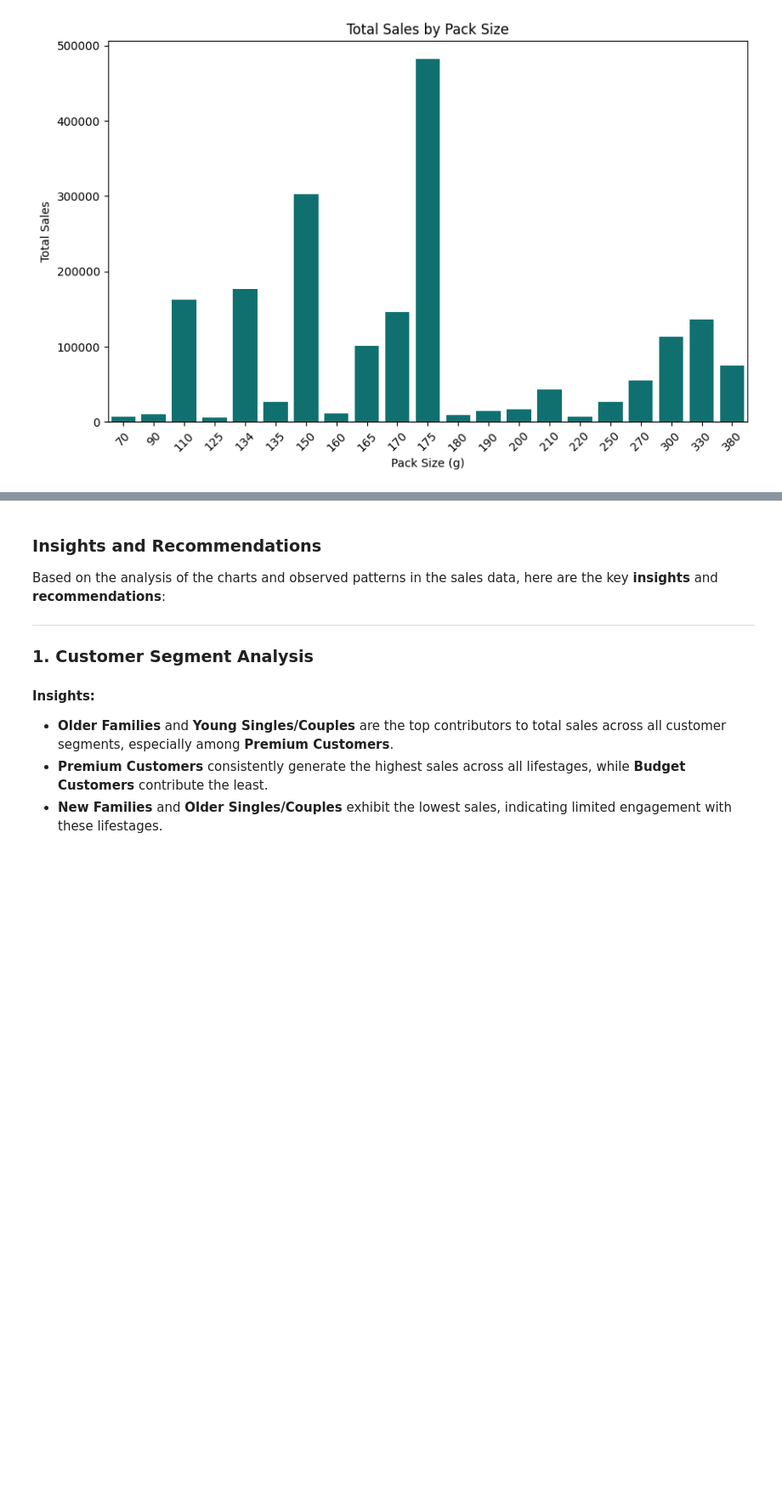
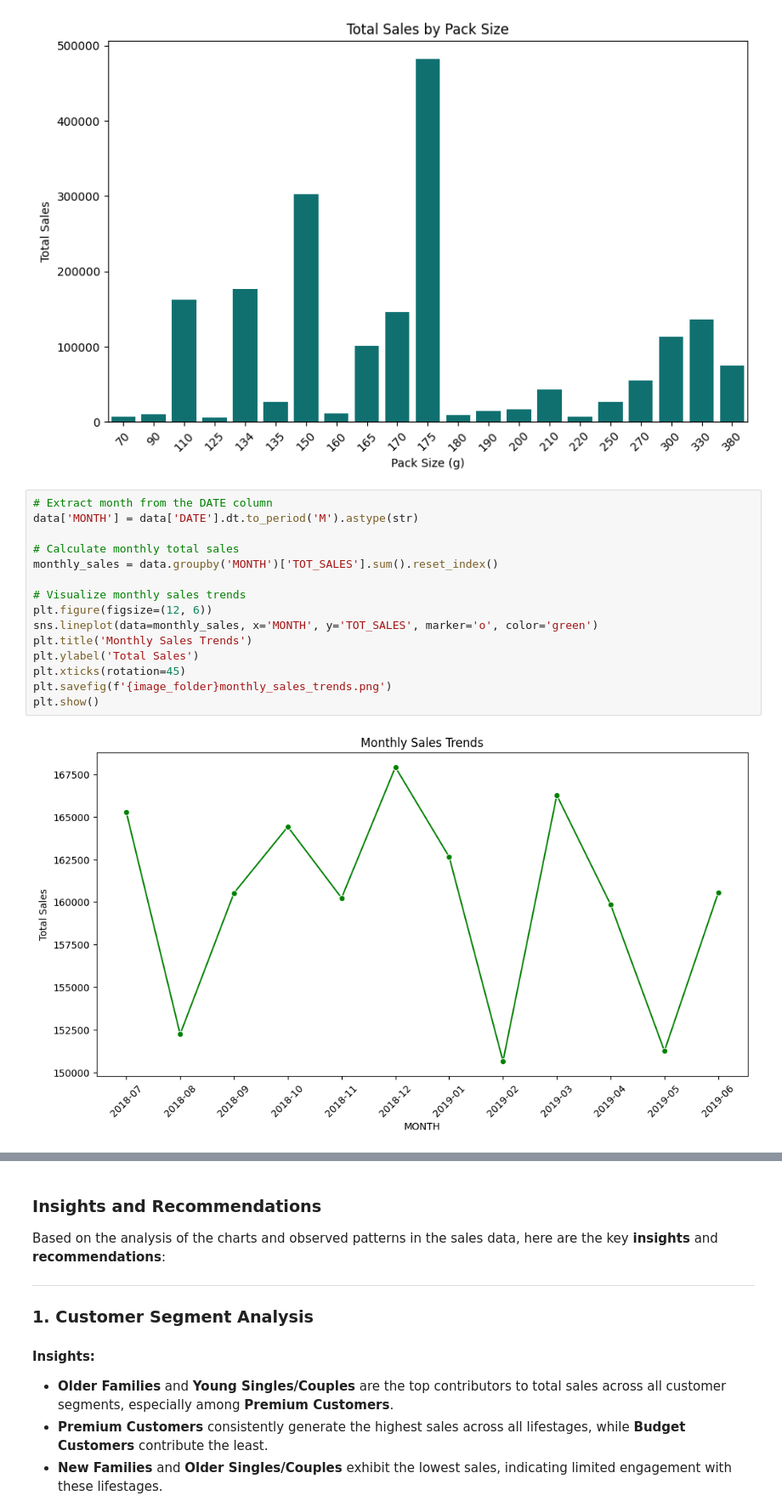
Before and after one commit to JoshuaPaul-lasisi/Quantium-Internship---Forage, a Jupyter notebook: notebooks/task 1.ipynb, the cells around one changed output, grey strips where cells are left out. Shown at 85% size. Saved outputs shown, nothing was run; the diff lists cells and outputs as text; blank space fills up the shorter version.

```diff
--- a/notebooks/task 1.ipynb
+++ b/notebooks/task 1.ipynb
@@ -192,6 +199,23 @@ plt.savefig(f'{image_folder}pack__size_sales.png')
 plt.show()
 # %% [output]
 [figure]
+# %%
+# Extract month from the DATE column
+data['MONTH'] = data['DATE'].dt.to_period('M').astype(str)
+
+# Calculate monthly total sales
+monthly_sales = data.groupby('MONTH')['TOT_SALES'].sum().reset_index()
+
+# Visualize monthly sales trends
+plt.figure(figsize=(12, 6))
+sns.lineplot(data=monthly_sales, x='MONTH', y='TOT_SALES', marker='o', color='green')
+plt.title('Monthly Sales Trends')
+plt.ylabel('Total Sales')
+plt.xticks(rotation=45)
+plt.savefig(f'{image_folder}monthly_sales_trends.png')
+plt.show()
+# %% [output]
+[figure, added]
 # %%
 # Save key metrics and insights
 segment_sales.to_csv(f'{folder_path}QVI_segment_sales.csv', index=False)
```
Also changed, not shown: parts of 5 cells of this notebook, 3 other files.
